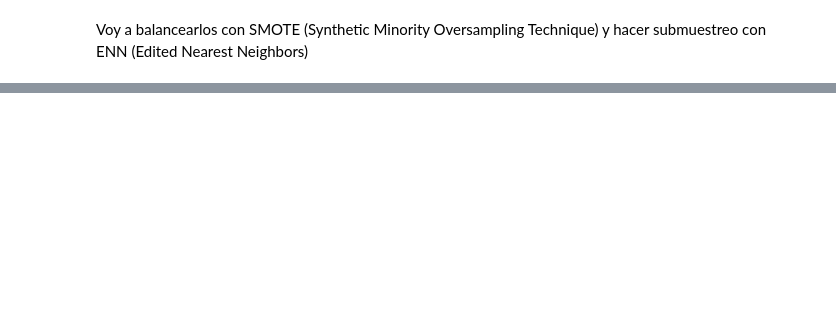
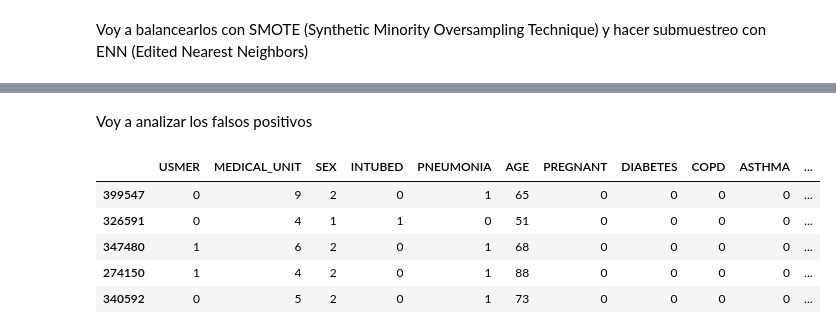
Before and after one commit to SebasCrucer/-covid_death_prediction, a Jupyter notebook: proyecto_final_covid.ipynb, the cells around one changed output, grey strips where cells are left out. Drawn from its saved outputs; the diff is of its cells as text; code cells hidden in the pictures; blank space fills up the shorter version.

```diff
--- a/proyecto_final_covid.ipynb
+++ b/proyecto_final_covid.ipynb
@@ -472,0 +753,14 @@ print("Precisión:", accuracy)
+# %%
+cat_clf = CatBoostClassifier(
+    iterations=100,
+    learning_rate=0.1,
+    depth=6,
+    eval_metric='TotalF1',
+    random_seed=42,
+    verbose=0
+)
+
+cat_clf.fit(X_train, y_train)
+y_pred = cat_clf.predict(X_test)
+y_pred_proba = cat_clf.predict_proba(X_test)
+metrics(y_test, y_pred, y_pred_proba)
@@ -472,0 +988,14 @@ print("Precisión:", accuracy)
+# %% [markdown]
+Voy a analizar los falsos positivos
+# %%
+fp_indices = np.where((y_test == 0) & (y_pred == 1))[0]
+falsos_positivos = X_test.iloc[fp_indices]
+
+falsos_positivos.head()
+# %% [output]
+|  | USMER | MEDICAL_UNIT | SEX | INTUBED | PNEUMONIA | AGE | PREGNANT | DIABETES | COPD | ASTHMA | ... |
+| 399547 | 0 | 9 | 2 | 0 | 1 | 65 | 0 | 0 | 0 | 0 | ... |
+| 326591 | 0 | 4 | 1 | 1 | 0 | 51 | 0 | 0 | 0 | 0 | ... |
+| 347480 | 1 | 6 | 2 | 0 | 1 | 68 | 0 | 0 | 0 | 0 | ... |
+| 274150 | 1 | 4 | 2 | 0 | 1 | 88 | 0 | 0 | 0 | 0 | ... |
+| 340592 | 0 | 5 | 2 | 0 | 1 | 73 | 0 | 0 | 0 | 0 | ... |
```
Also changed, not shown: parts of 114 cells of this notebook, 1 other file.
